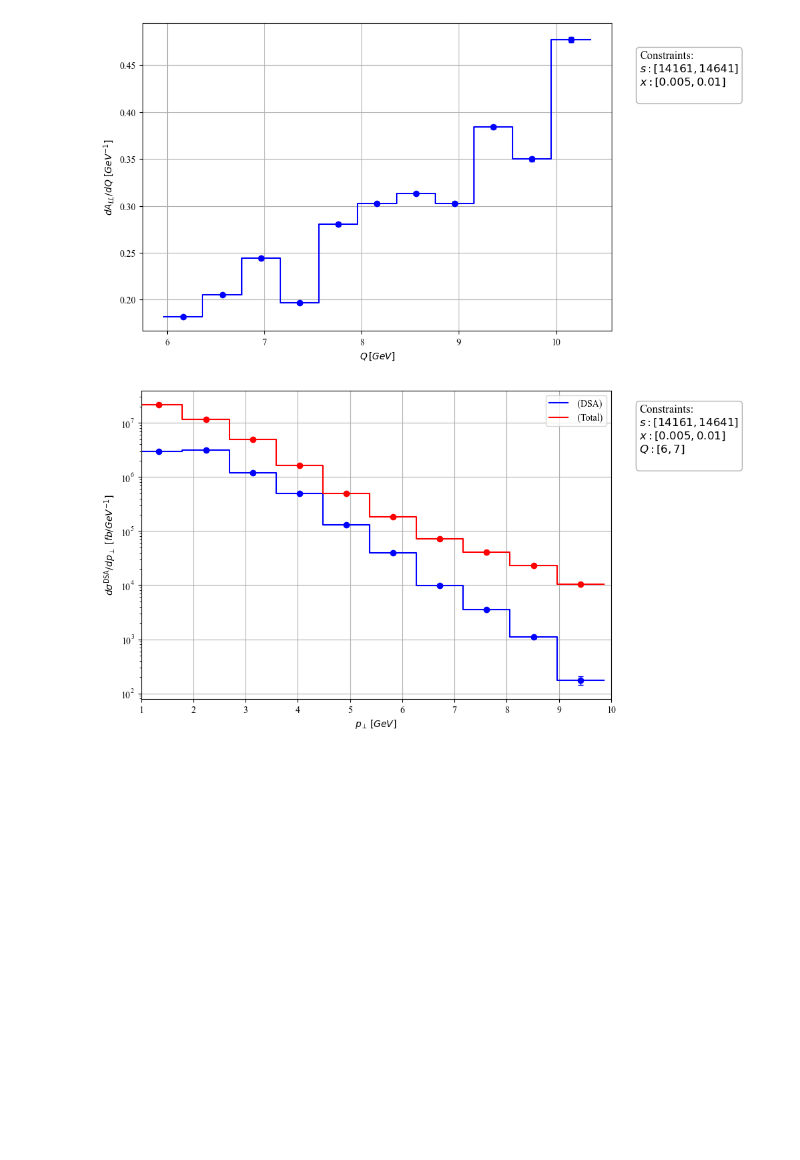
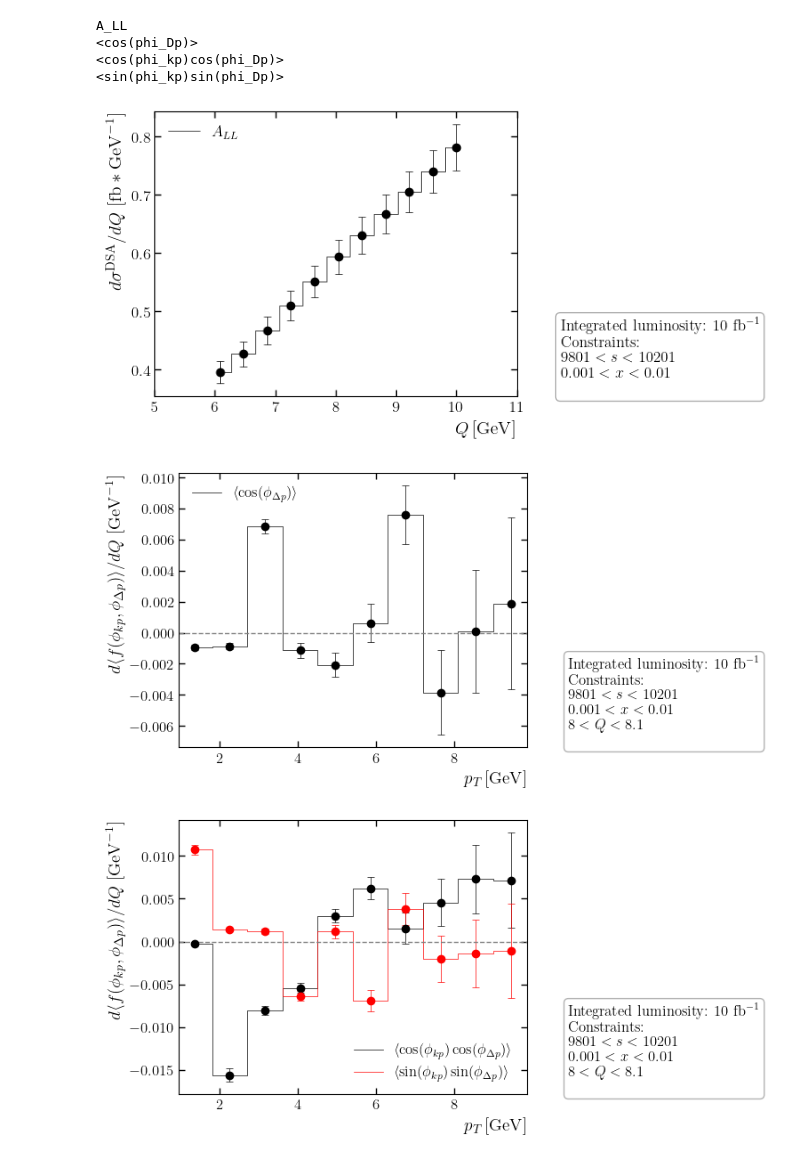
Before and after one commit to brandonmanley/dijet_DSA, a Jupyter notebook: bmanley/dsa_mc_analysis.ipynb, the cells around one changed output. Saved outputs shown, nothing was run; the diff lists cells and outputs as text; code cells hidden in the pictures; blank space fills up the shorter version.

Commit message:
clean up plotting function + add support for observables

```diff
--- a/bmanley/dsa_mc_analysis.ipynb
+++ b/bmanley/dsa_mc_analysis.ipynb
@@ -8,9 +8,15 @@ from mpl_toolkits.axes_grid1.inset_locator import inset_axes
 %matplotlib inline
 # %%
 # import mc data file
-# mcfile = 'mc_data/mc_data_trial5.npy'
-mcfile = 'mc_data/testing.npy'
+mcfile = 'mc_data/mc_data_trial6.npy'
+# mcfile = 'mc_data/testing.npy'
 mcdata = np.load(mcfile)
-mc_df = pd.DataFrame(mcdata, columns=['s', 'Q', 'x', 'delta', 'pT', 'z', 'y', 'phi_kp', 'phi_Dp', 'dsa', 'unxsec'])
+mc_df = pd.DataFrame(mcdata, columns=['s', 'Q', 'x', 'delta', 'pT', 'z', 'y', 'phi_kp', 'phi_Dp', 'num_dsa', 'den_dsa'])
 # %%
-mc_df
+# add relevant columns
+
+mc_df['A_LL'] = mc_df['num_dsa']/mc_df['den_dsa']
+mc_df['<cos(phi_kp)>'] = np.cos(mc_df['phi_kp'])*mc_df['A_LL']
+mc_df['<cos(phi_Dp)>'] = np.cos(mc_df['phi_Dp'])*mc_df['A_LL']
+mc_df['<cos(phi_kp)cos(phi_Dp)>'] = np.cos(mc_df['phi_kp'])*np.cos(mc_df['phi_Dp'])*mc_df['A_LL']
+mc_df['<sin(phi_kp)sin(phi_Dp)>'] = np.sin(mc_df['phi_kp'])*np.sin(mc_df['phi_Dp'])*mc_df['A_LL']
@@ -151,35 +146,53 @@ def plot_histogram(df, plot_q, weight, constraints={}, vary_q=None, **options):
 # %%
-plot_s = 120
+plot_s = 100
 delta_s = 1
 
-plot_histogram(mc_df, 'Q', 'ratio',
+plot_histogram(mc_df, 'Q', ['A_LL', ],
                    {'s': [(plot_s-delta_s)**2, (plot_s+delta_s)**2],
-                    'x': [0.005, 0.01],
+                    'x': [0.0010, 0.01],
                     # 'Q': [6, 7]
                    },
-                   lumi = 1,
-                   y_scale='linear',
+                   lumi = 10,
+                   # y_scale='log',
                    # x_scale='log',
-                   # x_limits = [5, 10],
+                   x_limits = [5, 11],
+                   nbins = 10,
                    # y_limits = [0,0.35],
-                   y_label=r'$dA_{LL}/dQ\,\,[GeV^{-1}]$', x_label=r'$Q\, [GeV]$')
+                   y_label=r'$d\sigma^{\mathrm{DSA}}/dQ \,\,[\mathrm{fb}*\mathrm{GeV}^{-1}]$', x_label=r'$Q\, [\mathrm{GeV}]$')
 
 
-plot_histogram(mc_df, 'pT', 'both',
+plot_histogram(mc_df, 'pT', ['<cos(phi_Dp)>'],
                    {'s': [(plot_s-delta_s)**2, (plot_s+delta_s)**2],
-                    'x': [0.005, 0.01],
-                    'Q': [6, 7],
+                    'x': [0.0010, 0.01],
+                    'Q': [8, 8.1]
                    },
-                   y_scale = 'log',
+                   lumi = 10,
+                   # y_scale='log',
+                   # x_scale='log',
+                   # x_limits = [5, 11],
                    nbins = 10,
-                   lumi = 10, x_limits = [1, 10],
-                   y_label=r'$d\sigma^{\mathrm{DSA}}/dp_{\perp}\,\,[fb/GeV^{-1}]$', x_label=r'$p_\perp\, [GeV]$')
+                   # y_limits = [0,0.35],
+                   zeroline = True,
+                   y_label=r'$d \langle f(\phi_{kp}, \phi_{\Delta p}) \rangle /dQ \,\,[\mathrm{GeV}^{-1}]$', x_label=r'$p_T\, [\mathrm{GeV}]$')
 
-# plot_histogram(mc_df, 'Q', {'s': [(plot_s-delta_s)**2, (plot_s+delta_s)**2], 'y':[0.1, 0.9]}, vary_q={'z': [0.2, 0.3, 0.4, 0.5]})
-
-# plot_histogram(mc_df, 'z', {'s': [(plot_s-delta_s)**2, (plot_s+delta_s)**2]}, vary_q={'Q': [6, 7, 8, 9]}, weight='dsa')
-
-# plot_histogram(mc_df, 'phi_kp', {'s': [(plot_s-delta_s)**2, (plot_s+delta_s)**2]}, nbins=10)
+plot_histogram(mc_df, 'pT', ['<cos(phi_kp)cos(phi_Dp)>', '<sin(phi_kp)sin(phi_Dp)>'],
+                   {'s': [(plot_s-delta_s)**2, (plot_s+delta_s)**2],
+                    'x': [0.0010, 0.01],
+                    'Q': [8, 8.1]
+                   },
+                   lumi = 10,
+                   # y_scale='log',
+                   # x_scale='log',
+                   # x_limits = [5, 11],
+                   nbins = 10,
+                   # y_limits = [0,0.35],
+                   zeroline = True,
+                   y_label=r'$d \langle f(\phi_{kp}, \phi_{\Delta p}) \rangle /dQ \,\,[\mathrm{GeV}^{-1}]$', x_label=r'$p_T\, [\mathrm{GeV}]$')
 # %% [output]
+A_LL
+<cos(phi_Dp)>
+<cos(phi_kp)cos(phi_Dp)>
+<sin(phi_kp)sin(phi_Dp)>
-[figure, old version]
+[figure, new version]
-[figure, old version]
+[figure, new version]
+[figure, added]
```
Also changed, not shown: parts of 3 cells of this notebook, 2 other files.
